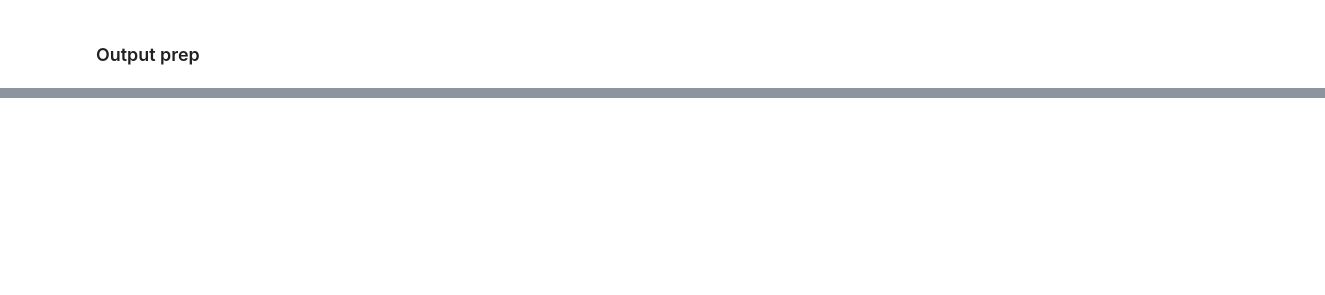
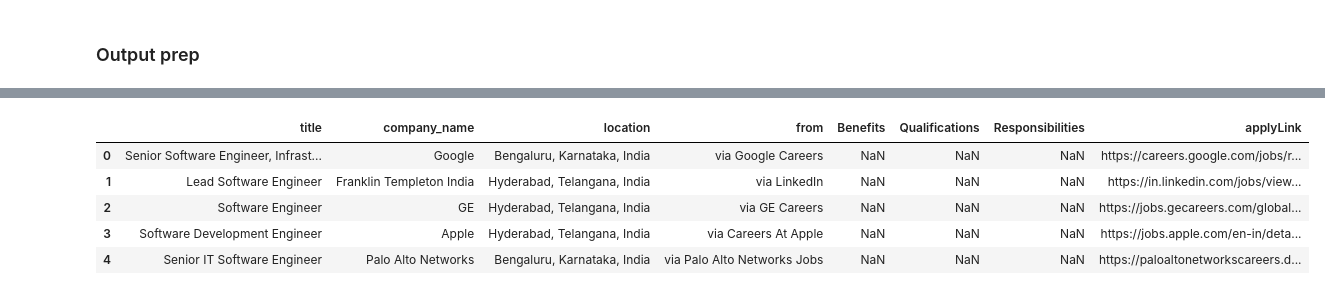
Before and after one commit to workhunters/python-stuff, a Jupyter notebook: data_cleaning.ipynb, the cells around one changed output, grey strips where cells are left out. Cells and saved outputs as stored; diff of their text form; code cells hidden in the pictures; blank space fills up the shorter version.

```diff
--- a/data_cleaning.ipynb
+++ b/data_cleaning.ipynb
@@ -494,0 +406,13 @@ contributions paid time vacation ltd
+# %%
+data['qualification_keywords'] = data['qualification_keywords'].apply(lambda ls : "|".join([x[0] for x in ls]))
+data['benefits_keywords'] = data['benefits_keywords'].apply(lambda ls : "|".join([x[0] for x in ls]))
+data['responsibilities_keywords'] = data['responsibilities_keywords'].apply(lambda ls : "|".join([x[0] for x in ls]))
+# %%
+data.head()
+# %% [output]
+|  | title | company_name | location | from | Benefits | Qualifications | Responsibilities | applyLink |
+| 0 | Senior Software Engineer, Infrast... | Google | Bengaluru, Karnataka, India | via Google Careers | NaN | NaN | NaN | https://careers.google.com/jobs/r... |
+| 1 | Lead Software Engineer | Franklin Templeton India | Hyderabad, Telangana, India | via LinkedIn | NaN | NaN | NaN | https://in.linkedin.com/jobs/view... |
+| 2 | Software Engineer | GE | Hyderabad, Telangana, India | via GE Careers | NaN | NaN | NaN | https://jobs.gecareers.com/global... |
+| 3 | Software Development Engineer | Apple | Hyderabad, Telangana, India | via Careers At Apple | NaN | NaN | NaN | https://jobs.apple.com/en-in/deta... |
+| 4 | Senior IT Software Engineer | Palo Alto Networks | Bengaluru, Karnataka, India | via Palo Alto Networks Jobs | NaN | NaN | NaN | https://paloaltonetworkscareers.d... |
```
Also changed, not shown: parts of 18 cells of this notebook, 1 other file.
